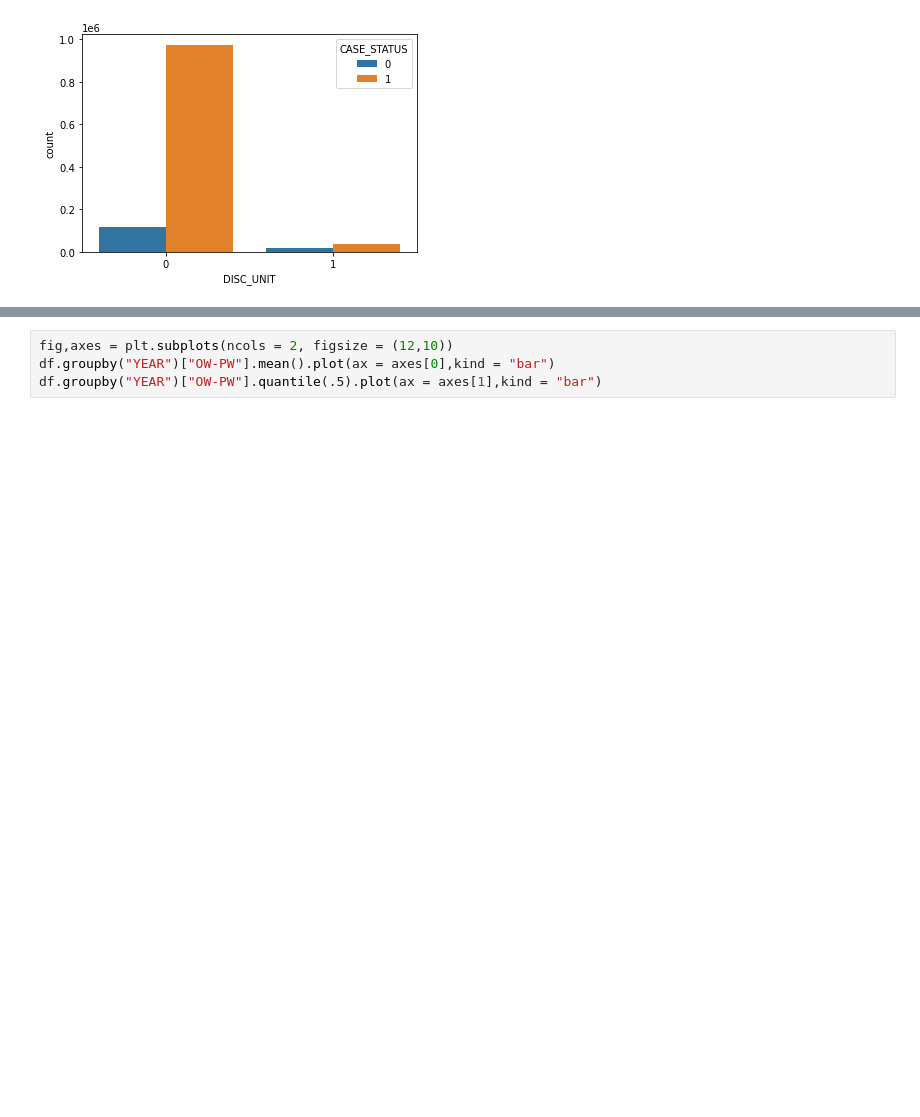
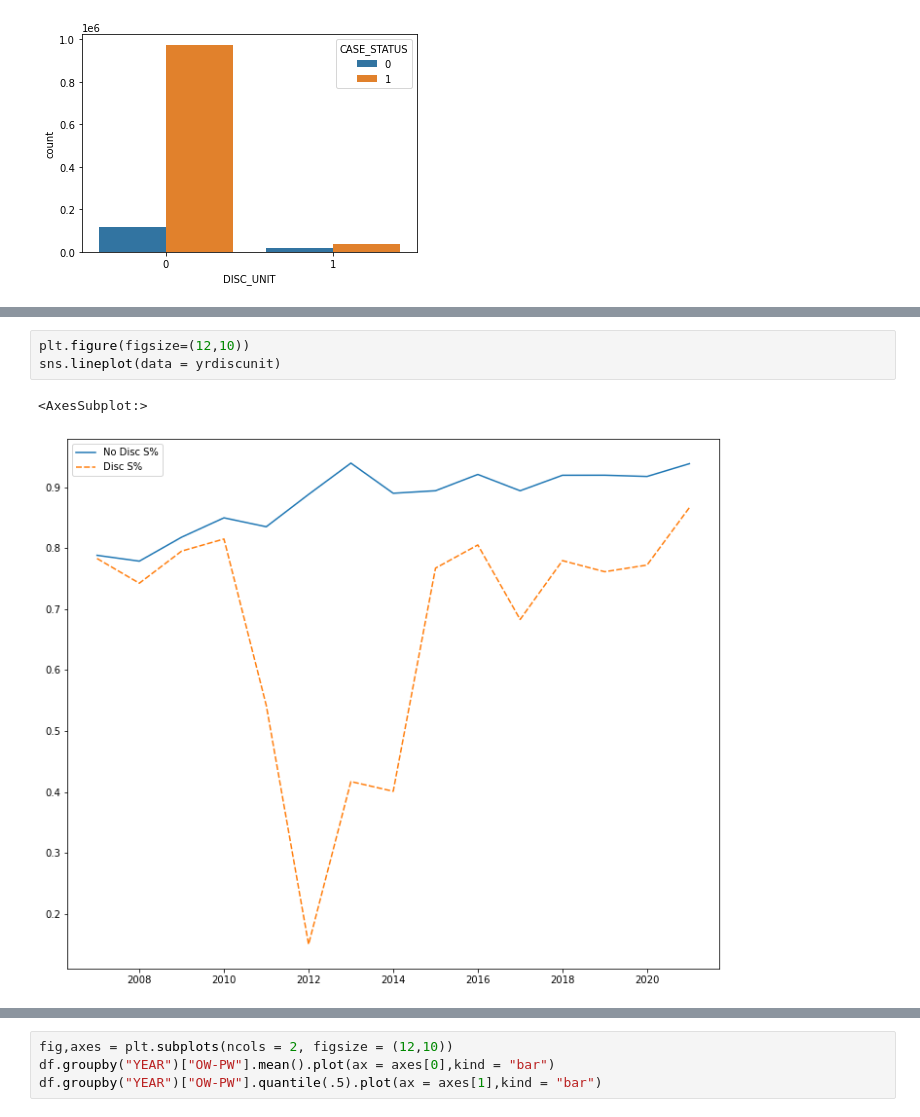
Before and after one commit to tdyk9098/Immigration-Employment-Project, a Jupyter notebook: GC Long Term.ipynb, the cells around one changed output, grey strips where cells are left out. Drawn from its saved outputs; the diff is of its cells as text; blank space fills up the shorter version.

```diff
--- a/GC Long Term.ipynb
+++ b/GC Long Term.ipynb
@@ -806,0 +854,6 @@ sns.countplot(x = "DISC_UNIT",data = df, hue = "CASE_STATUS")
+# %%
+plt.figure(figsize=(12,10))
+sns.lineplot(data = yrdiscunit)
+# %% [output]
+<AxesSubplot:>
+[figure, added]
```
Also changed, not shown: parts of 75 cells of this notebook.
